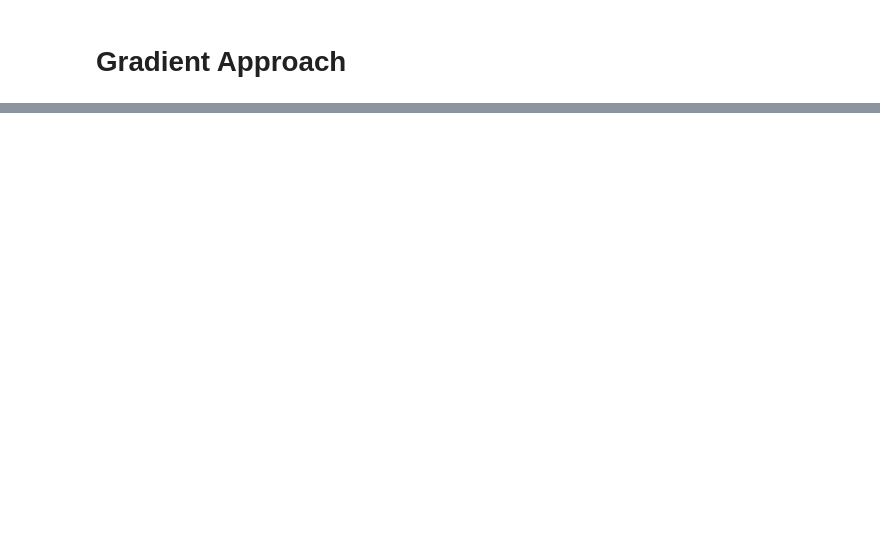
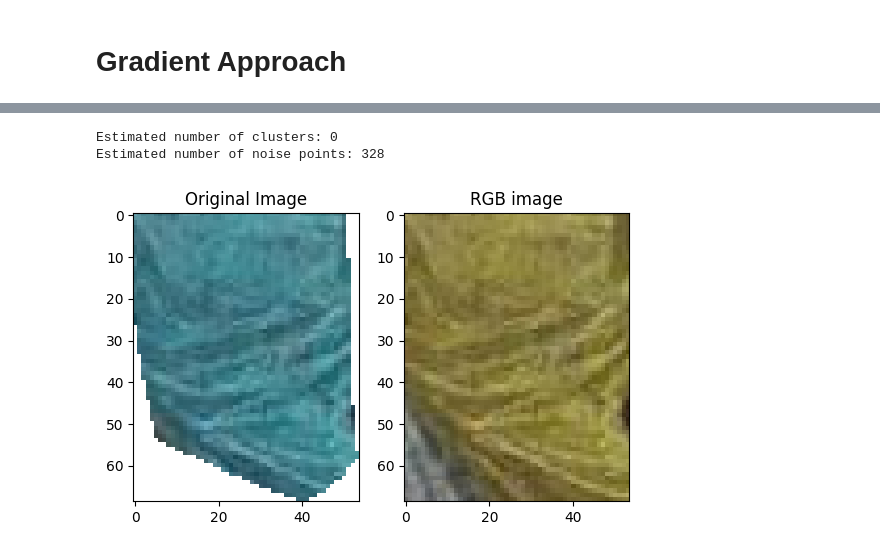
Before and after one commit to angelonazzaro/artworks-reconstruction, a Jupyter notebook: gradient-similarity.ipynb, the cells around one changed output, grey strips where cells are left out. Drawn from its saved outputs; the diff is of its cells as text; code cells hidden in the pictures; blank space fills up the shorter version.

```diff
--- a/gradient-similarity.ipynb
+++ b/gradient-similarity.ipynb
@@ -93,0 +110,15 @@ plt.show()
+# %%
+from sklearn.cluster import DBSCAN
+
+db = DBSCAN(eps=100, min_samples=5, metric="precomputed").fit(dist_matrix)
+labels = db.labels_
+
+# Number of clusters in labels, ignoring noise if present.
+n_clusters_ = len(set(labels)) - (1 if -1 in labels else 0)
+n_noise_ = list(labels).count(-1)
+
+print("Estimated number of clusters: %d" % n_clusters_)
+print("Estimated number of noise points: %d" % n_noise_)
+# %% [output]
+Estimated number of clusters: 0
+Estimated number of noise points: 328
@@ -93,0 +129,13 @@ plt.show()
+# %%
+img = cv.imread("data/5.35.3.png", cv.IMREAD_UNCHANGED)
+rgb_img = cv.cvtColor(img, cv.COLOR_BGR2RGB)
+
+plt.subplot(1, 2, 1)
+plt.imshow(img)
+plt.title("Original Image")
+plt.subplot(1, 2, 2)
+plt.imshow(rgb_img)
+plt.title("RGB image")
+plt.show()
+# %% [output]
+[figure, added]
```
Also changed, not shown: parts of 17 cells of this notebook, 4 other files.
